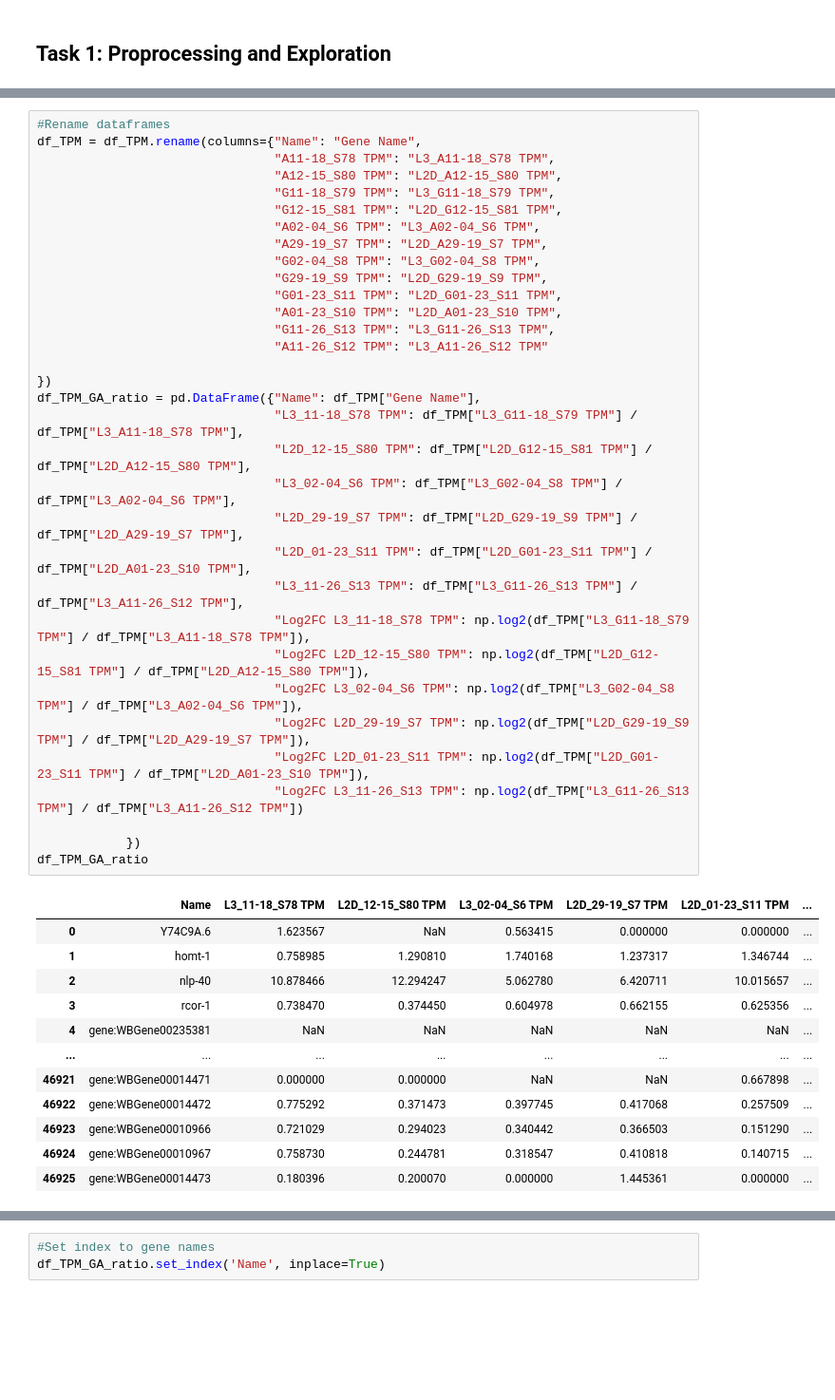
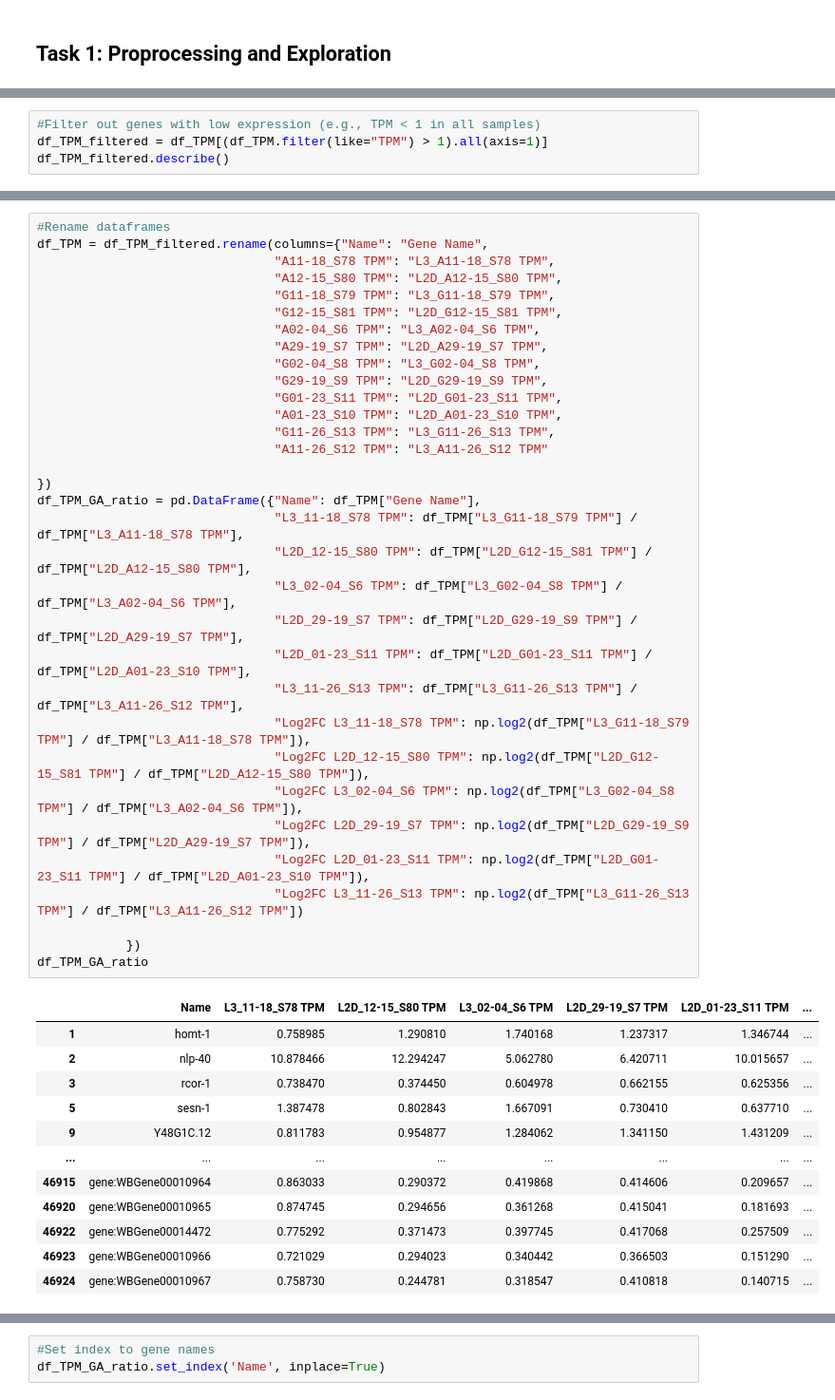
Before and after one commit to Tommytang111/trapseq_analysis, a Jupyter notebook: notebooks/RNAseq_analysis.ipynb, the cells around one changed output, grey strips where cells are left out. Shown at 95% size. Drawn from its saved outputs; the diff is of its cells as text; blank space fills up the shorter version.

```diff
--- a/RNAseq_analysis.ipynb
+++ b/notebooks/RNAseq_analysis.ipynb
@@ -54 +106,5 @@ df_TPM
 46926 rows × 13 columns
+# %%
+#Filter out genes with low expression (e.g., TPM < 1 in all samples)
+df_TPM_filtered = df_TPM[(df_TPM.filter(like="TPM") > 1).all(axis=1)]
+df_TPM_filtered.describe()
@@ -55,46 +121,46 @@ df_TPM
 # %%
 #Rename dataframes
-df_TPM = df_TPM.rename(columns={"Name": "Gene Name",
+df_TPM = df_TPM_filtered.rename(columns={"Name": "Gene Name",
                                 "A11-18_S78 TPM": "L3_A11-18_S78 TPM",
                                 "A12-15_S80 TPM": "L2D_A12-15_S80 TPM",
                                 "G11-18_S79 TPM": "L3_G11-18_S79 TPM",
                                 "G12-15_S81 TPM": "L2D_G12-15_S81 TPM",
                                 "A02-04_S6 TPM": "L3_A02-04_S6 TPM",
                                 "A29-19_S7 TPM": "L2D_A29-19_S7 TPM",
                                 "G02-04_S8 TPM": "L3_G02-04_S8 TPM",
                                 "G29-19_S9 TPM": "L2D_G29-19_S9 TPM",
                                 "G01-23_S11 TPM": "L2D_G01-23_S11 TPM",
                                 "A01-23_S10 TPM": "L2D_A01-23_S10 TPM",
                                 "G11-26_S13 TPM": "L3_G11-26_S13 TPM",
                                 "A11-26_S12 TPM": "L3_A11-26_S12 TPM"
 
 })
 df_TPM_GA_ratio = pd.DataFrame({"Name": df_TPM["Gene Name"],
                                 "L3_11-18_S78 TPM": df_TPM["L3_G11-18_S79 TPM"] / df_TPM["L3_A11-18_S78 TPM"],
                                 "L2D_12-15_S80 TPM": df_TPM["L2D_G12-15_S81 TPM"] / df_TPM["L2D_A12-15_S80 TPM"],
                                 "L3_02-04_S6 TPM": df_TPM["L3_G02-04_S8 TPM"] / df_TPM["L3_A02-04_S6 TPM"],
                                 "L2D_29-19_S7 TPM": df_TPM["L2D_G29-19_S9 TPM"] / df_TPM["L2D_A29-19_S7 TPM"],
                                 "L2D_01-23_S11 TPM": df_TPM["L2D_G01-23_S11 TPM"] / df_TPM["L2D_A01-23_S10 TPM"],
                                 "L3_11-26_S13 TPM": df_TPM["L3_G11-26_S13 TPM"] / df_TPM["L3_A11-26_S12 TPM"],
                                 "Log2FC L3_11-18_S78 TPM": np.log2(df_TPM["L3_G11-18_S79 TPM"] / df_TPM["L3_A11-18_S78 TPM"]),
                                 "Log2FC L2D_12-15_S80 TPM": np.log2(df_TPM["L2D_G12-15_S81 TPM"] / df_TPM["L2D_A12-15_S80 TPM"]),
                                 "Log2FC L3_02-04_S6 TPM": np.log2(df_TPM["L3_G02-04_S8 TPM"] / df_TPM["L3_A02-04_S6 TPM"]),
                                 "Log2FC L2D_29-19_S7 TPM": np.log2(df_TPM["L2D_G29-19_S9 TPM"] / df_TPM["L2D_A29-19_S7 TPM"]),
                                 "Log2FC L2D_01-23_S11 TPM": np.log2(df_TPM["L2D_G01-23_S11 TPM"] / df_TPM["L2D_A01-23_S10 TPM"]),
                                 "Log2FC L3_11-26_S13 TPM": np.log2(df_TPM["L3_G11-26_S13 TPM"] / df_TPM["L3_A11-26_S12 TPM"])
 
             })
 df_TPM_GA_ratio
 # %% [output]
 |  | Name | L3_11-18_S78 TPM | L2D_12-15_S80 TPM | L3_02-04_S6 TPM | L2D_29-19_S7 TPM | L2D_01-23_S11 TPM | ... |
-| 0 | Y74C9A.6 | 1.623567 | NaN | 0.563415 | 0.000000 | 0.000000 | ... |
 | 1 | homt-1 | 0.758985 | 1.290810 | 1.740168 | 1.237317 | 1.346744 | ... |
 | 2 | nlp-40 | 10.878466 | 12.294247 | 5.062780 | 6.420711 | 10.015657 | ... |
 | 3 | rcor-1 | 0.738470 | 0.374450 | 0.604978 | 0.662155 | 0.625356 | ... |
-| 4 | gene:WBGene00235381 | NaN | NaN | NaN | NaN | NaN | ... |
+| 5 | sesn-1 | 1.387478 | 0.802843 | 1.667091 | 0.730410 | 0.637710 | ... |
+| 9 | Y48G1C.12 | 0.811783 | 0.954877 | 1.284062 | 1.341150 | 1.431209 | ... |
 | ... | ... | ... | ... | ... | ... | ... | ... |
-| 46921 | gene:WBGene00014471 | 0.000000 | 0.000000 | NaN | NaN | 0.667898 | ... |
+| 46915 | gene:WBGene00010964 | 0.863033 | 0.290372 | 0.419868 | 0.414606 | 0.209657 | ... |
+| 46920 | gene:WBGene00010965 | 0.874745 | 0.294656 | 0.361268 | 0.415041 | 0.181693 | ... |
 | 46922 | gene:WBGene00014472 | 0.775292 | 0.371473 | 0.397745 | 0.417068 | 0.257509 | ... |
 | 46923 | gene:WBGene00010966 | 0.721029 | 0.294023 | 0.340442 | 0.366503 | 0.151290 | ... |
 | 46924 | gene:WBGene00010967 | 0.758730 | 0.244781 | 0.318547 | 0.410818 | 0.140715 | ... |
-| 46925 | gene:WBGene00014473 | 0.180396 | 0.200070 | 0.000000 | 1.445361 | 0.000000 | ... |
```
Also changed, not shown: parts of 12 cells of this notebook, 2 other files.
